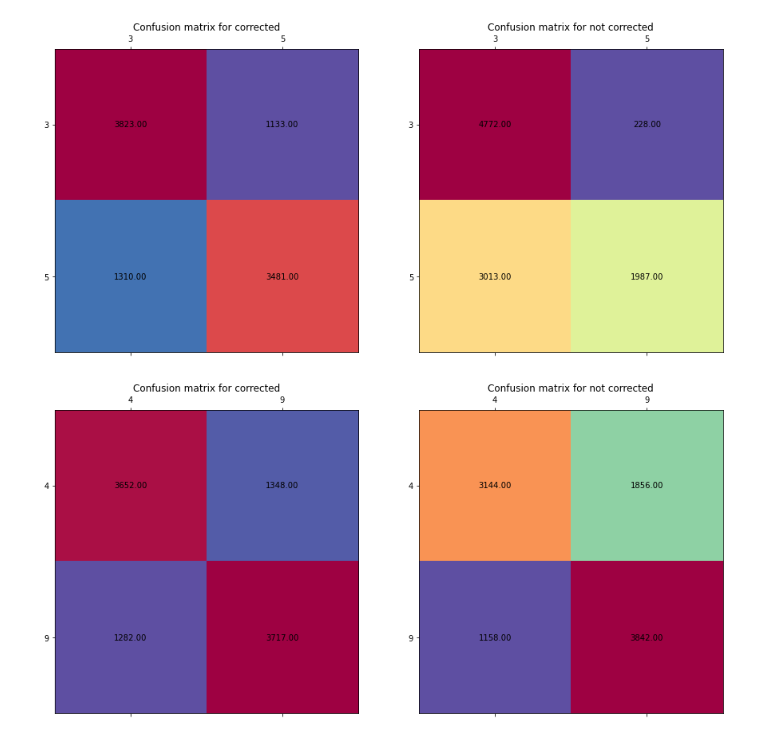
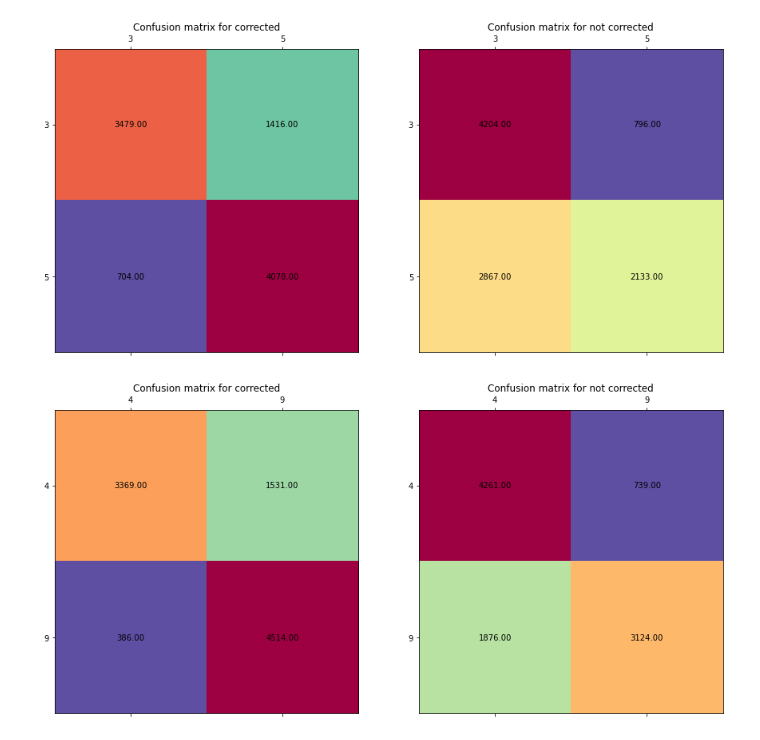
Before and after one commit to cconst04/learning-with-assemblies, a Jupyter notebook: correct_weights.ipynb, the cells around one changed output. Cells and saved outputs as stored; diff of their text form; code cells hidden in the pictures.

```diff
--- a/correct_weights.ipynb
+++ b/correct_weights.ipynb
@@ -23,6 +25,9 @@ train_imgs = train_data[:, 1:]
 test_imgs = test_data[:, 1:]
 train_labels = train_data[:, 0]
 test_labels = test_data[:, 0]
+# %%
+def binarize(x):
+    return np.where(np.greater(x / 255., 0.25), 1.0, 0.0)
 # %%
 def k_cap(input, cap_size):
 	output = np.zeros_like(input)
@@ -39,7 +44,7 @@ n_neurons = 2000
 cap_size = 200
 cap_inference = 200
 sparsity = 0.1
-n_rounds = 5
+n_rounds = 15
 beta = 1
 # %%
 from scipy.signal import convolve
@@ -48,6 +53,7 @@ from scipy.signal import convolve
 examples = np.zeros((10, n_examples, 784))
 
 for i in range(10):
-	examples[i] = k_cap(convolve(train_imgs[train_labels == i][:n_examples].reshape(-1, 28, 28), np.ones((1, 3, 3)), mode='same').reshape(-1, 28 * 28), cap_size)
+    examples[i] = binarize(train_imgs[train_labels == i][:n_examples])
+# 	examples[i] = k_cap(convolve(train_imgs[train_labels == i][:n_examples].reshape(-1, 28, 28), np.ones((1, 3, 3)), mode='same').reshape(-1, 28 * 28), cap_size)
 # %%
 def train_predict(selected_classes, extra_rounds):
@@ -154,10 +163,11 @@ acc_matrix_no_correction = np.zeros((10, 10))
 acc_matrix_correction = np.zeros((10, 10))
 for i in range(10):
     for j in range(i+1, 10):
-        conf_mat_correction = train_predict([i, j], 25)
+        conf_mat_correction = train_predict([i, j], extra_rounds)
         conf_mat_no_correction = train_predict([i, j], 0)
-        accuracy_correction = sum(conf_mat_correction[i, i] for i in [i, j]) / (n_examples * 2)
+        accuracy_correction = sum(conf_mat_correction[i, i] for i in [i, j]) / (2 * (n_examples - extra_rounds))
         accuracy_no_correction = sum(conf_mat_no_correction[i, i] for i in [i, j]) / (n_examples * 2)
 #         print(f'[{i}, {j}] accuracy:correction:{accuracy_correction}, accuracy_no_correction:{accuracy_no_correction}')
         acc_matrix_no_correction[i][j] = accuracy_no_correction
         acc_matrix_correction[i][j] = accuracy_correction
+        print(f'[{i}, {j}]: corr:{accuracy_correction}, no_corr:{accuracy_no_correction}')
@@ -177,30 +205,30 @@ plt.show()
 # %%
 test_classes = [[3, 5], [4, 9]]
 for test_class in test_classes:
     test_class = np.array(test_class)
-    conf_mat_correction = train_predict(test_class, 25)
+    conf_mat_correction = train_predict(test_class, extra_rounds)
     conf_mat_no_correction = train_predict(test_class, 0)
     fig, (ax1, ax2) = plt.subplots(1, 2, figsize=(15, 15))
     conf_mat_correction = conf_mat_correction[test_class[:, None], test_class[None, :]]
     conf_mat_no_correction = conf_mat_no_correction[test_class[:, None], test_class[None, :]]
 
     ax1.matshow(conf_mat_correction, cmap=cm.Spectral_r)
     ax1.title.set_text('Confusion matrix for corrected')
     ax1.set_xticks([0, 1])
     ax1.set_yticks([0, 1])
     ax1.set_xticklabels(test_class)
     ax1.set_yticklabels(test_class)
     for (i, j), z in np.ndenumerate(conf_mat_correction):
         ax1.text(j, i, '{:0.2f}'.format(z), ha='center', va='center')
     ax2.matshow(conf_mat_no_correction, cmap=cm.Spectral_r)
     ax2.title.set_text('Confusion matrix for not corrected')
     ax2.set_xticks([0, 1])
     ax2.set_yticks([0, 1])
     ax2.set_xticklabels(test_class)
     ax2.set_yticklabels(test_class)
     for (i, j), z in np.ndenumerate(conf_mat_no_correction):
         ax2.text(j, i, '{:0.2f}'.format(z), ha='center', va='center')
     plt.show()
 # %% [output]
-[figure, old version]
+[figure, new version]
-[figure, old version]
+[figure, new version]
```
Also changed, not shown: parts of 5 cells of this notebook.
